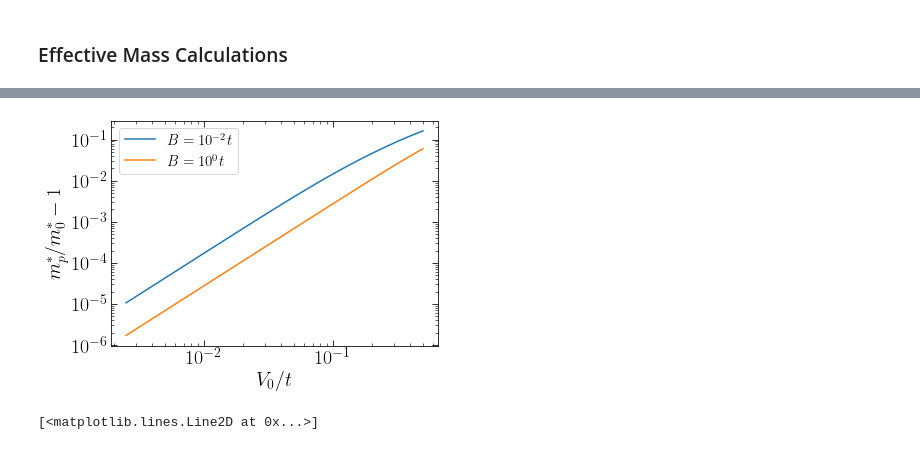
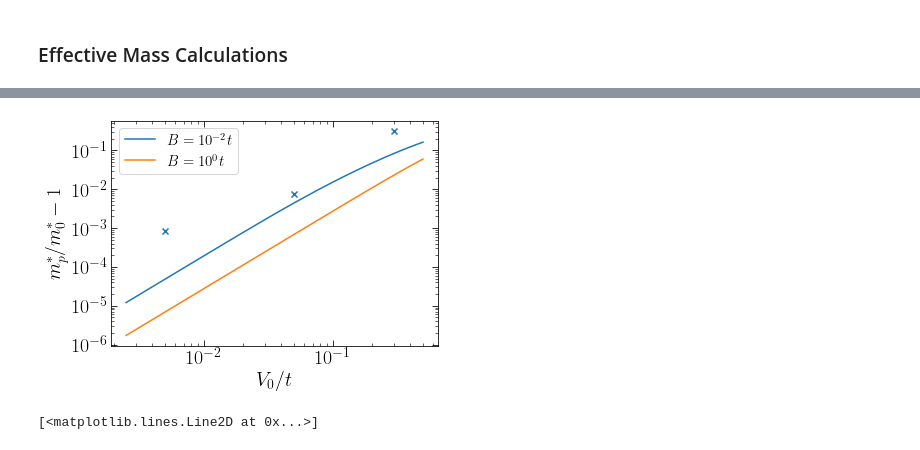
Before and after one commit to Progklui/rotor_lattice_models, a Jupyter notebook: perturbation_theory.ipynb, the cells around one changed output, grey strips where cells are left out. Drawn from its saved outputs; the diff is of its cells as text; code cells hidden in the pictures.

```diff
--- a/perturbation_theory.ipynb
+++ b/perturbation_theory.ipynb
@@ -631,7 +636,7 @@ V_0_range2 = np.linspace(15,100,18)
 
 V_0_eff_mass_range = np.append(V_0_range1, V_0_range2)
 
-params["B"] = 2
+params["B"] = 1
 params["tx"] = 100
 params["ty"] = 100
 print('Eff Mass cal for B = ', params["B"], ':\n')
@@ -662,0 +690,26 @@ V_0,eff_mass = 100.0 0.005299743218915202 0.005299743218915202
+# %%
+V_eff_mass_vGH = np.array([1,10,60])
+
+params["Mx"] = 64
+params["My"] = 64
+
+check_sys = 'tx_100.0_ty_100.0'
+check_sym = '_B_1.0_Mx_'+str(params["Mx"])+'_My_'+str(params["My"])+'_qx_0_qy_0'
+folder = 'results/eff_mass/fo/'
+E_vGH1_q0 = get_E_arr_eff_mass(V_eff_mass_vGH, folder, check_sys, check_sym)
+
+check_sys = 'tx_100.0_ty_100.0'
+check_sym = '_B_1.0_Mx_'+str(params["Mx"])+'_My_'+str(params["My"])+'_qx_1_qy_0'
+folder = 'results/eff_mass/fo/'
+E_vGH1_qx = get_E_arr_eff_mass(V_eff_mass_vGH, folder, check_sys, check_sym)
+
+check_sys = 'tx_100.0_ty_100.0'
+check_sym = '_B_1.0_Mx_'+str(params["Mx"])+'_My_'+str(params["My"])+'_qx_0_qy_1'
+folder = 'results/eff_mass/fo/'
+E_vGH1_qy = get_E_arr_eff_mass(V_eff_mass_vGH, folder, check_sys, check_sym)
+
+print(E_vGH1_q0)
+print(E_vGH1_qx)
+print(E_vGH1_qy)
+print(E_vGH1_qx-E_vGH1_q0)
+print(E_vGH1_qy-E_vGH1_qx)
@@ -662,0 +734,8 @@ V_0,eff_mass = 100.0 0.005299743218915202 0.005299743218915202
+# %%
+eff_mass_x_vGH = (2*(E_vGH1_qx-E_vGH1_q0)/(2*np.pi/64)**2)**(-1)
+print(eff_mass_x_vGH.real)
+print(V_0_eff_mass_range,eff_mass1_x_B_2)
+print(V_0_eff_mass_range[2],eff_mass1_x_B_2[2])
+plt.scatter(V_eff_mass_vGH, eff_mass_x_vGH.real/0.005, marker='x')
+plt.plot(V_0_eff_mass_range,eff_mass1_x_B_2/0.005)
+#plt.scatter(V_eff_mass_vGH/t, eff_mass_to_plot(eff_mass_x_vGH.real, eff_mass_x_0), marker='x')
@@ -666,6 +760,8 @@ def eff_mass_to_plot(eff_mass, eff_mass_0):
 # %%
 tx = 100
 ty = 100
+
+t = tx+ty
 
 eff_mass_x_0 = 1/(2*tx)
 eff_mass_y_0 = 1/(2*ty)
@@ -673,34 +769,36 @@ eff_mass_y_0 = 1/(2*ty)
 A = 6
 plt.rc('figure', figsize=[46.82 * .5**(.5 * A), 33.11 * .5**(.5 * A)])
 plt.rc('text', usetex=True)
 plt.rc('font', family='serif')
 font_size = 20
 
 fig, axs = plt.subplots()
 
 plt.plot(V_0_eff_mass_range[1:]/t, eff_mass_to_plot(eff_mass1_x_B_2, eff_mass_x_0)[1:], label=r'$B = 10^{-2}t$')
 plt.plot(V_0_eff_mass_range[1:]/t, eff_mass_to_plot(eff_mass1_x_B_200, eff_mass_y_0)[1:], label=r'$B = 10^{0}t$')
+
+plt.scatter(V_eff_mass_vGH/t, eff_mass_to_plot(eff_mass_x_vGH.real, eff_mass_x_0), marker='x')
 
 plt.xlabel(r'$V_0/t$', fontsize=font_size)
 plt.ylabel(r'$m^*_p/m^*_0 - 1$', fontsize=font_size)
 
 plt.xticks(fontsize=font_size)
 plt.yticks(fontsize=font_size)
 
 axs.set_xscale('log', base=10)
 axs.set_yscale('log', base=10)
 
 axs.legend(fontsize=15, loc=2)
 
 plt.tick_params(axis='x', direction='in', length=6, top=True)
 plt.tick_params(axis='y', direction='in', length=6, right=True)
 plt.tick_params(axis='x', which='minor', direction='in', length=3, top=True)
 plt.tick_params(axis='y', which='minor', direction='in', length=3, right=True)
 
 plt.tick_params(which='minor', axis='y', direction='in', right=True)
 plt.savefig('results/perturbation_theory/pert_eff_mass_tx_100_ty_100.svg', bbox_inches='tight')
 # %% [output]
-[figure, old version]
+[figure, new version]
 # %%
 plt.plot(V_0_eff_mass_range/t, eff_mass1_x_B_2)
 plt.plot(V_0_eff_mass_range/t, eff_mass1_x_B_200)
```
Also changed, not shown: parts of 10 cells of this notebook.
